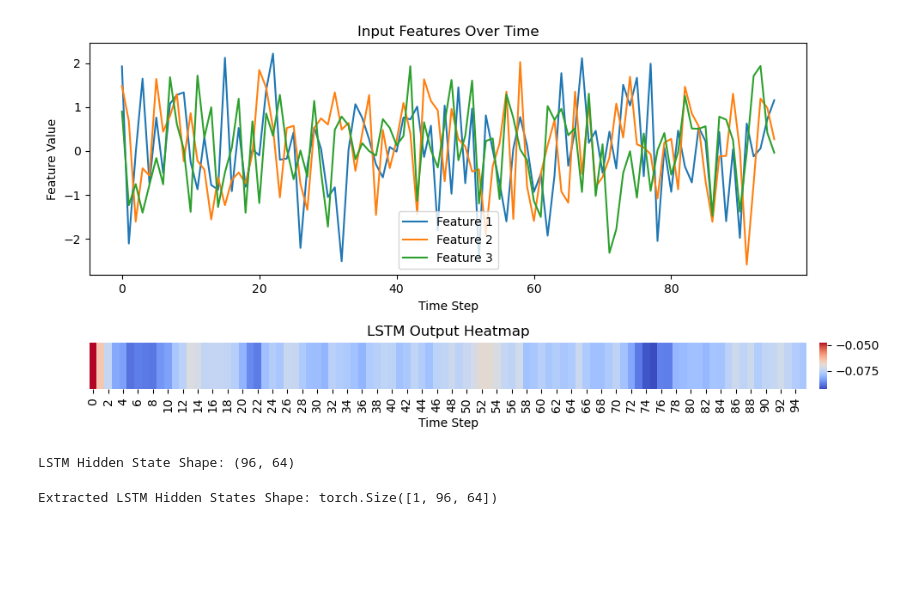
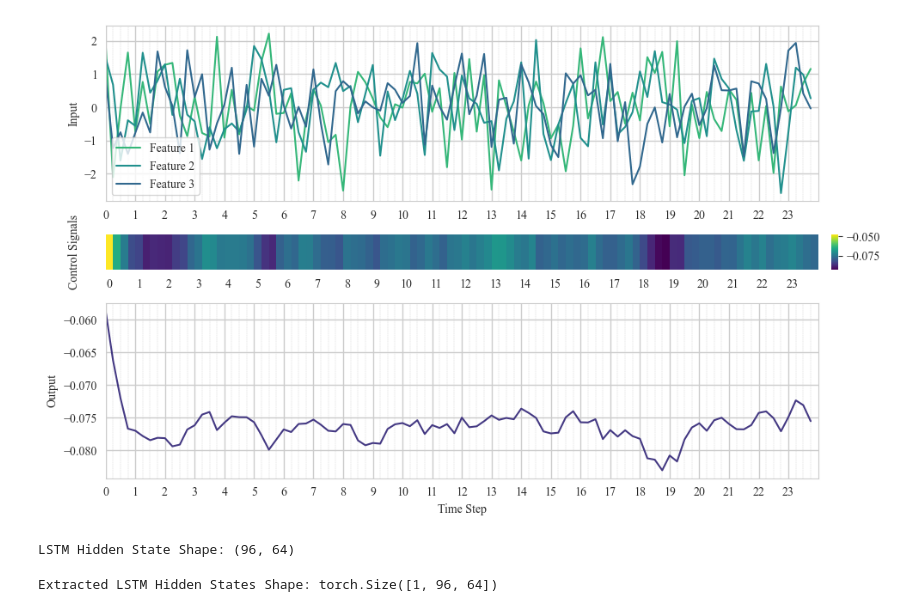
Before and after one commit to arbit3rr/ES-Temporal-RL, a Jupyter notebook: 7. results.ipynb, the cells around one changed output. Cells and saved outputs as stored; diff of their text form; code cells hidden in the pictures; blank space fills up the shorter version.

Commit message:
plot control signals

```diff
--- a/7. results.ipynb
+++ b/7. results.ipynb
@@ -1,9 +1,14 @@
 # %%
 import torch
 import torch.nn as nn
+import pandas as pd
 import matplotlib.pyplot as plt
 import seaborn as sns
 import numpy as np
+sns.set_style('whitegrid')
+colors = sns.color_palette("viridis_r", 5)
+
+plt.rcParams['font.family'] = 'Times New Roman'
 
 # Hook storage
 lstm_outputs = None
@@ -28,44 +33,65 @@ class LSTMModel(nn.Module):
         out = self.fc(lstm_out)     # Output shape: (batch, 96, 1)
         return out
 
 # Generate random input (batch size = 1, 96 time steps, 3 features)
 torch.manual_seed(42)
 input_data = torch.randn(1, 96, 3)
 
 # Initialize and run the model
 model = LSTMModel()
 output = model(input_data).detach().numpy().squeeze()  # Shape: (96,)
 
 # Convert input data for visualization
 input_data_np = input_data.numpy().squeeze()  # Shape: (96, 3)
 
 # Plotting
-fig, axs = plt.subplots(2, 2, figsize=(10, 5), gridspec_kw={'height_ratios': [1, 0.2], 'width_ratios': [5, 0.05]})
+minor_hours = np.arange(0, 24, 0.25)
+major_hours = np.arange(0, 24, 1)
+
+fig, axs = plt.subplots(3, 2, figsize=(10, 6), gridspec_kw={'height_ratios': [1, 0.2, 1], 'width_ratios': [5, 0.05]})
 axs = axs.flatten()
+axs[1].set_visible(False)  # Hide empty subplot
+axs[5].set_visible(False)  # Hide empty subplot
 
 # 🟢 First subplot: 96x3 input as three separate line plots
 for i in range(3):
-    axs[0].plot(range(96), input_data_np[:, i], label=f'Feature {i+1}')
-axs[0].set_title("Input Features Over Time")
+    axs[0].plot(np.arange(96)/4, input_data_np[:, i], label=f'Feature {i+1}', color=colors[i+1])
 axs[0].legend()
-axs[0].set_xlabel("Time Step")
-axs[0].set_ylabel("Feature Value")
+axs[0].set_ylabel("Input")
+axs[0].set_xticks(minor_hours, minor=True)
+axs[0].set_xticks(major_hours, minor=False)
+axs[0].set_xlim(0, 24)
+axs[0].grid(True, which='minor', linestyle='--', linewidth=0.3)
+axs[0].grid(True, which='major', linestyle='-', linewidth=1)
 
-axs[1].set_visible(False)  # Hide empty subplot
 
 # 🔵 Second subplot: Heatmap of 96x1 output
-sns.heatmap(lstm_outputs[:,0].reshape(96, 1).T, cmap="coolwarm", cbar=True, ax=axs[2], cbar_ax=axs[3])
-axs[2].set_title("LSTM Output Heatmap")
-axs[2].set_xlabel("Time Step")
-axs[2].set_yticks([])
+signal_df = pd.DataFrame([lstm_outputs[:,0]], columns=(np.arange(96)/4).astype(int))
+signal_df.index = [" "]
+
+sns.heatmap(signal_df, cmap="viridis", cbar=True, ax=axs[2], cbar_ax=axs[3], xticklabels=4)
+axs[2].set_ylabel("Control Signals")
+# axs[2].set_xticks(np.arange(0,24.25,1))
+
+axs[4].plot(np.arange(96)/4, output, label="Output", color=colors[4])
+axs[4].set_xlabel("Time Step")
+axs[4].set_ylabel("Output")
+axs[4].set_xticks(minor_hours, minor=True)
+axs[4].set_xticks(major_hours, minor=False)
+
+
+axs[4].set_xlim(0, 24)
+axs[4].grid(True, which='minor', linestyle='--', linewidth=0.3)
+axs[4].grid(True, which='major', linestyle='-', linewidth=1)
+
 
 plt.tight_layout()
 plt.show()
 
 # ✅ `lstm_outputs` now holds the intermediate LSTM activations (96x64)
 print("LSTM Hidden State Shape:", lstm_outputs.shape)  # (96, 64)
 # %% [output]
-[figure, old version]
+[figure, new version]
 LSTM Hidden State Shape: (96, 64)
 # %%
 import torch
```
